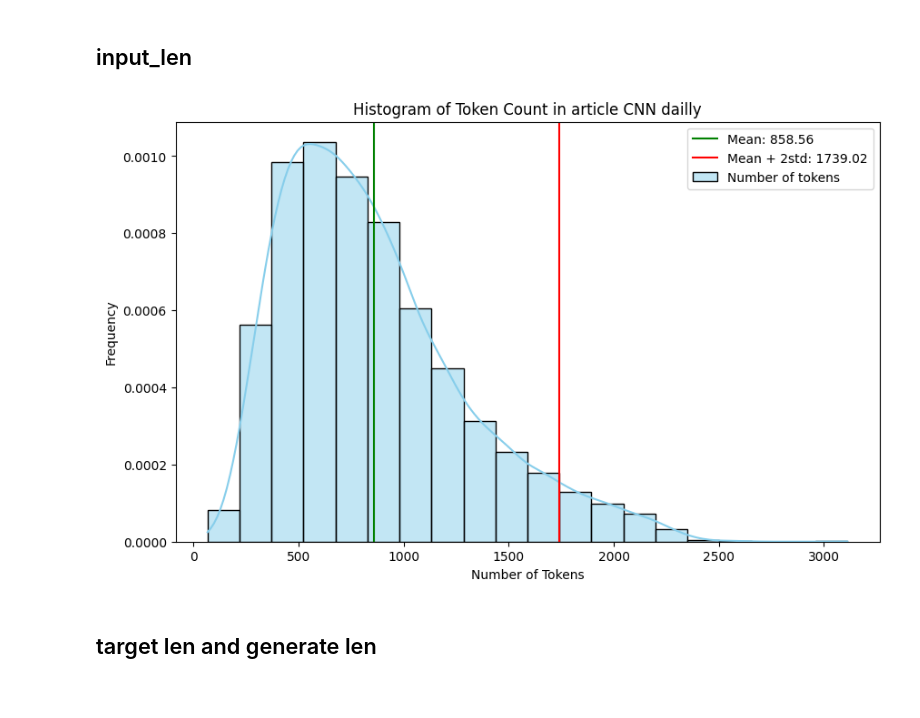
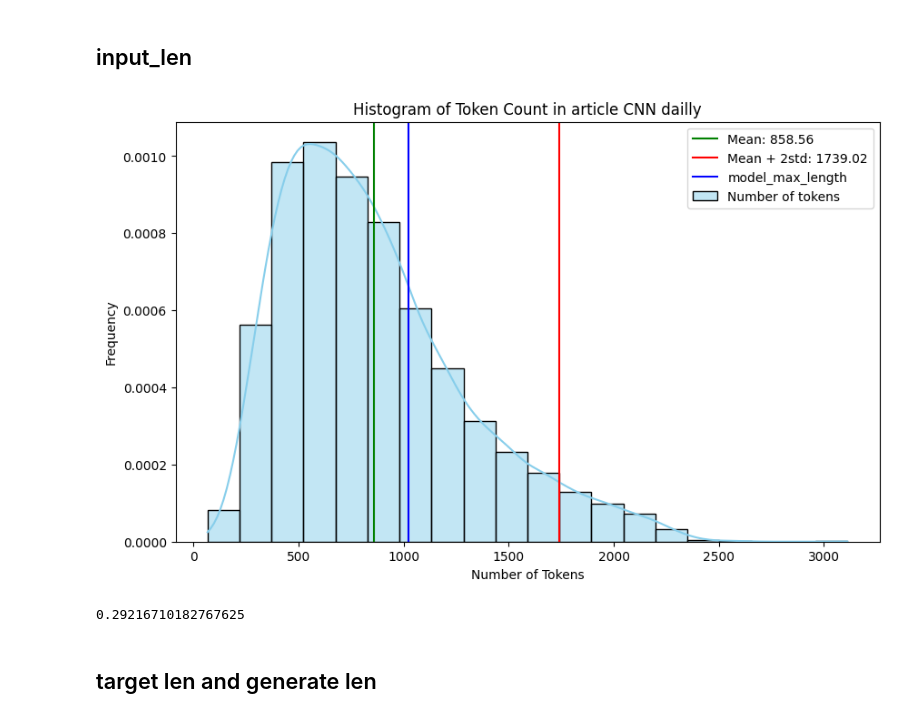
Before and after one commit to Ivanbtz9/length-control-for-summarization, a Jupyter notebook: src/BART/BART-LARGE-CNN/lenght_statistics_result.ipynb, the cells around one changed output. Saved outputs shown, nothing was run; the diff lists cells and outputs as text; code cells hidden in the pictures.

Commit message:
ajout lenght_visualisation

```diff
--- a/src/BART/BART-LARGE-CNN/lenght_statistics_result.ipynb
+++ b/src/BART/BART-LARGE-CNN/lenght_statistics_result.ipynb
@@ -61,0 +50,3 @@ data_len.describe()
+# %%
+data_len["compression_ratio"] = (data_len.target_len / data_len.input_len)*100
+data_len.describe()
@@ -76,24 +77,29 @@ data_len.describe()
 # %%
 
 # Create the Seaborn histogram
 plt.figure(figsize=(10, 6))
 sns.histplot(data=data_len, x="input_len", bins=20, kde=True, color='skyblue', label='Number of tokens',stat="density")
 
 # Add vertical lines for max token and mean token length
 #plt.axvline(x=tokenizer.model_max_length, color='r', linestyle='--', label=f'Max token: {tokenizer.model_max_length}')
 plt.axvline(x=data_len["input_len"].mean(), color='g', linestyle='-', label=f'Mean: {data_len["input_len"].mean():.2f}')
 plt.axvline(x=(data_len["input_len"].mean() + 2*data_len["input_len"].std()), color='r', linestyle='-', label=f'Mean + 2std: {data_len["input_len"].mean() + 2 *data_len["input_len"].std():.2f}')
+plt.axvline(x=1024, color='b', linestyle='-', label='model_max_length')
 
 # Add title, labels, and legend
 plt.title('Histogram of Token Count in article CNN dailly')
 plt.xlabel('Number of Tokens')
 plt.ylabel('Frequency')
 plt.legend()
 
 # Display the plot
 plt.show()
 # %% [output]
-[figure, old version]
+[figure, new version]
+# %%
+(data_len["input_len"] > 1024).sum()/ len(data_len["target_len"])
+# %% [output]
+0.29216710182767625
 # %% [markdown]
 ## target len and generate len
 # %%
```
Also changed, not shown: parts of 6 cells of this notebook, 3 other files.
